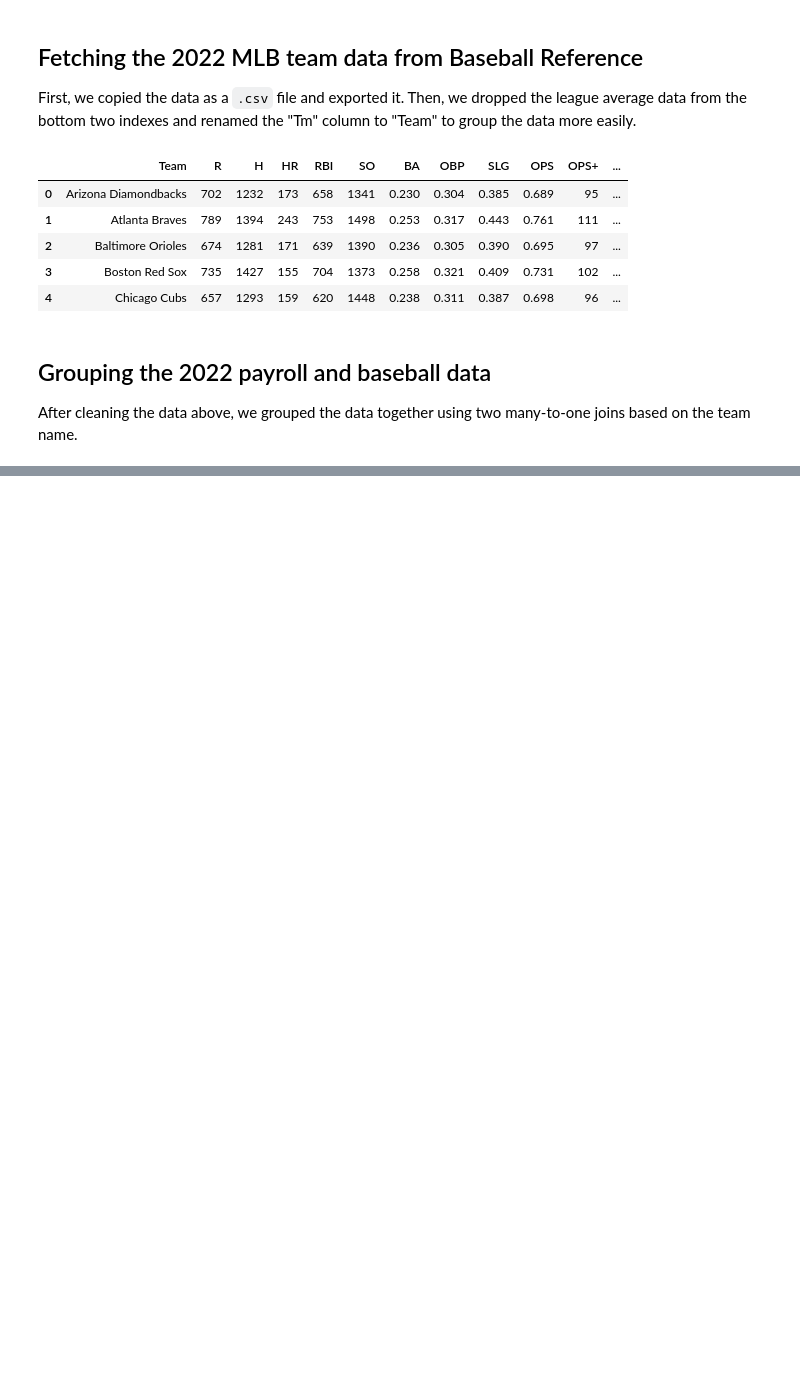
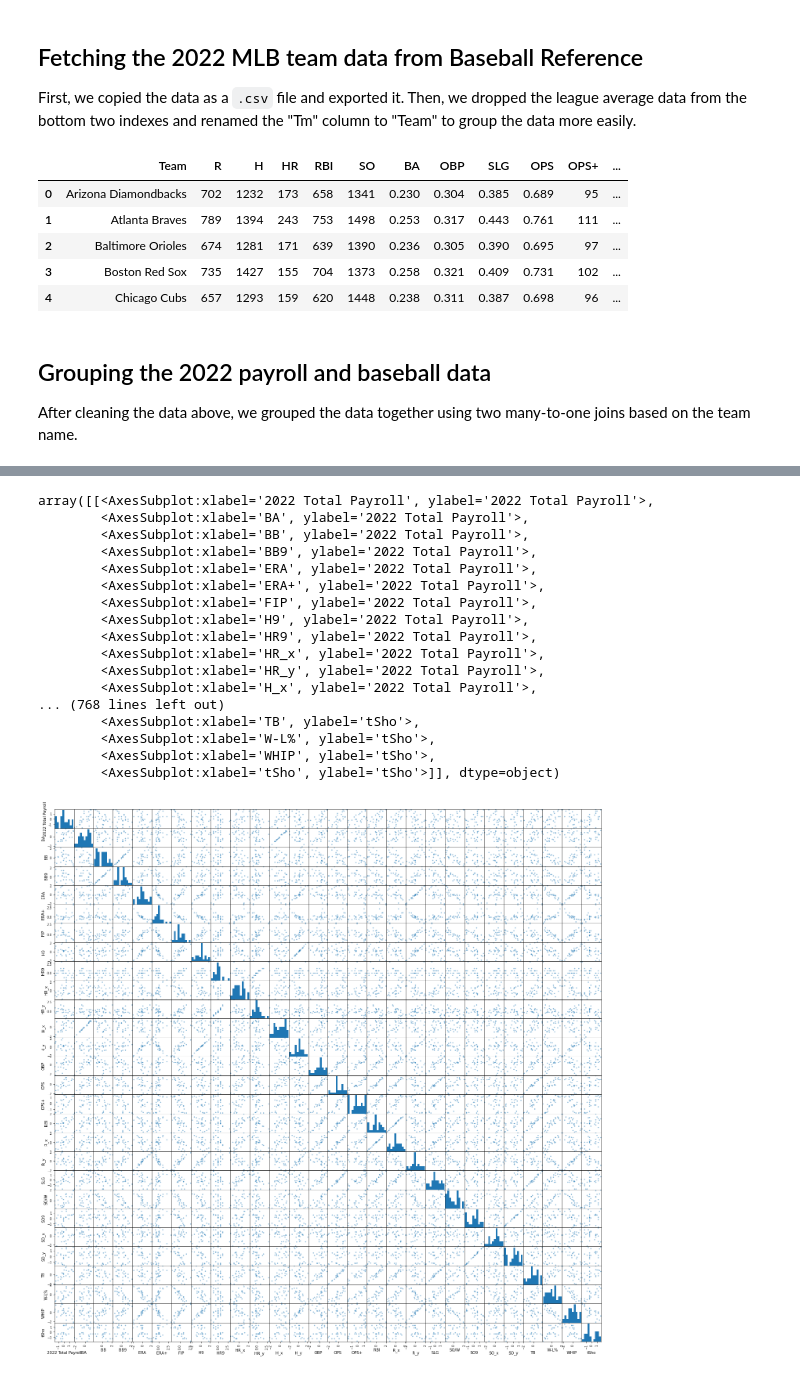
Before and after one commit to marcosfassiob/cmda3654_project, a Jupyter notebook: Project2.ipynb, the cells around one changed output, grey strips where cells are left out. Saved outputs shown, nothing was run; the diff lists cells and outputs as text; code cells hidden in the pictures; blank space fills up the shorter version.

```diff
--- a/Project2.ipynb
+++ b/Project2.ipynb
@@ -161,0 +168,3 @@ NameError: name 'payroll_data_2022' is not defined
+# %%
+z = (baseball_data_2022 - baseball_data_2022.mean())/baseball_data_2022.std()
+z.head()
@@ -161,0 +179,21 @@ NameError: name 'payroll_data_2022' is not defined
+# %%
+pd.plotting.scatter_matrix(z, figsize=(25,25))
+# %% [output]
+array([[<AxesSubplot:xlabel='2022 Total Payroll', ylabel='2022 Total Payroll'>,
+        <AxesSubplot:xlabel='BA', ylabel='2022 Total Payroll'>,
+        <AxesSubplot:xlabel='BB', ylabel='2022 Total Payroll'>,
+        <AxesSubplot:xlabel='BB9', ylabel='2022 Total Payroll'>,
+        <AxesSubplot:xlabel='ERA', ylabel='2022 Total Payroll'>,
+        <AxesSubplot:xlabel='ERA+', ylabel='2022 Total Payroll'>,
+        <AxesSubplot:xlabel='FIP', ylabel='2022 Total Payroll'>,
+        <AxesSubplot:xlabel='H9', ylabel='2022 Total Payroll'>,
+        <AxesSubplot:xlabel='HR9', ylabel='2022 Total Payroll'>,
+        <AxesSubplot:xlabel='HR_x', ylabel='2022 Total Payroll'>,
+        <AxesSubplot:xlabel='HR_y', ylabel='2022 Total Payroll'>,
+        <AxesSubplot:xlabel='H_x', ylabel='2022 Total Payroll'>,
+... (768 lines left out)
+        <AxesSubplot:xlabel='TB', ylabel='tSho'>,
+        <AxesSubplot:xlabel='W-L%', ylabel='tSho'>,
+        <AxesSubplot:xlabel='WHIP', ylabel='tSho'>,
+        <AxesSubplot:xlabel='tSho', ylabel='tSho'>]], dtype=object)
+[figure, added]
```
Also changed, not shown: parts of 6 cells of this notebook.
